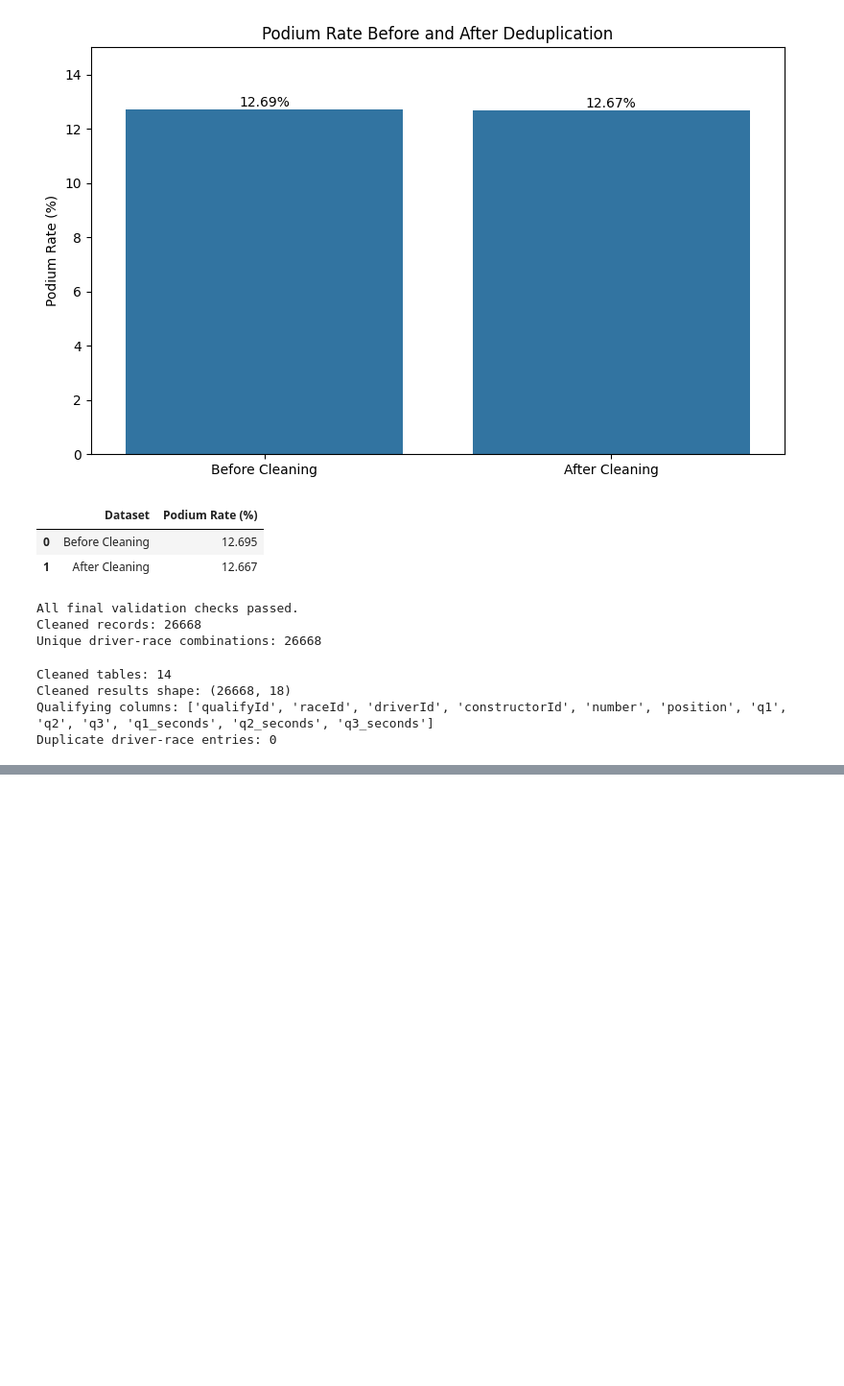
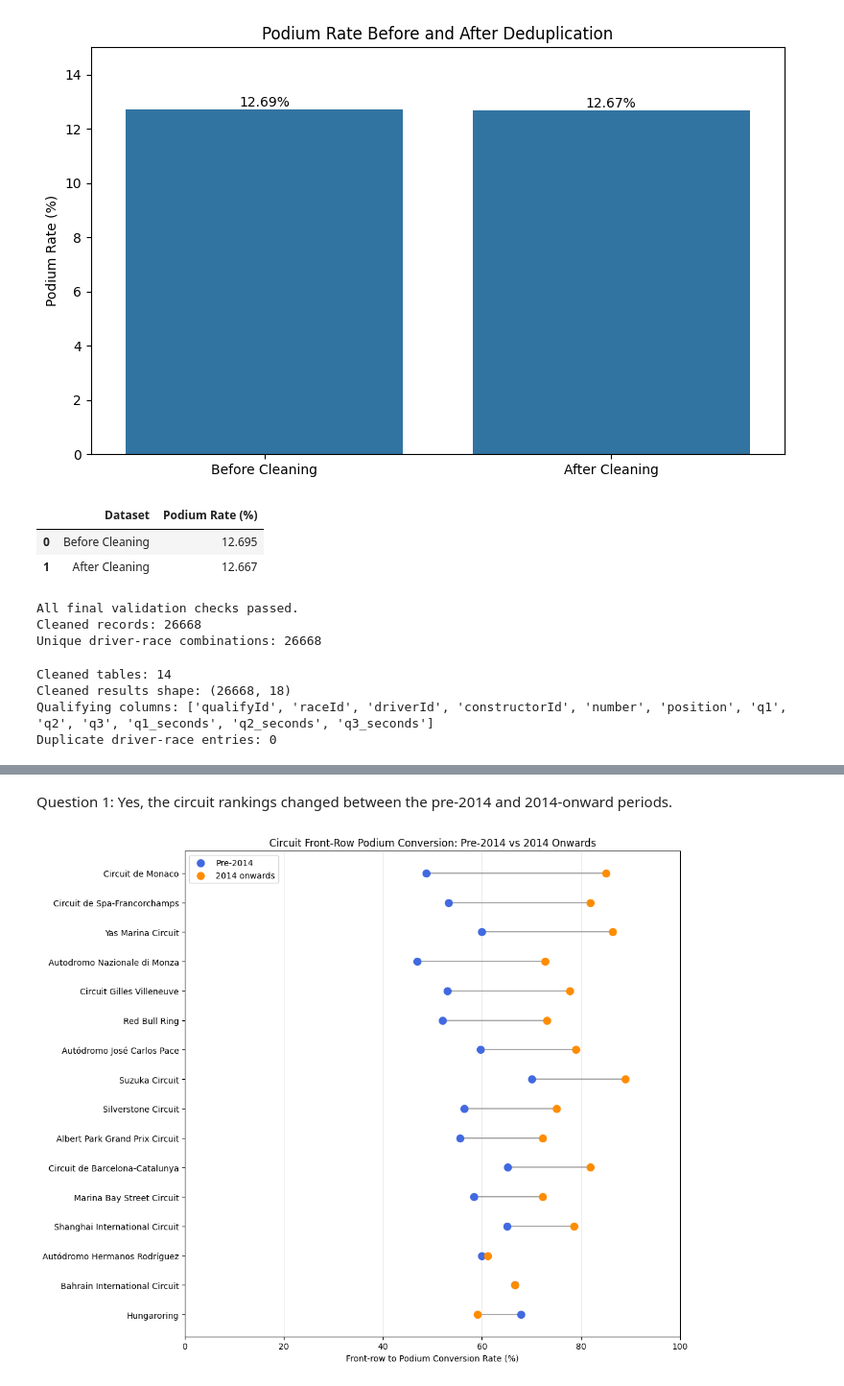
Before and after one commit to MalakAmrAlarnaouty/ACL_Project, a Jupyter notebook: ACL Milestone 1.ipynb, the cells around one changed output, grey strips where cells are left out. Shown at 96% size. Cells and saved outputs as stored; diff of their text form; code cells hidden in the pictures; blank space fills up the shorter version.

Commit message:
Kaggle Notebook | ACL Project Milestone 1 Question 3

```diff
--- a/ACL Milestone 1.ipynb
+++ b/ACL Milestone 1.ipynb
@@ -1610,0 +2030,59 @@ races_clean = cleaned_datasets["races"]
+# %% [markdown]
+Question 1: Yes, the circuit rankings changed between the pre-2014 and 2014-onward periods.
+# %%
+
+
+# Sort circuits by the change in conversion rate
+plot_df = era_comparison.sort_values('change_pp').copy()
+
+fig, ax = plt.subplots(figsize=(11, 9))
+
+y = np.arange(len(plot_df))
+
+# Plot the conversion rates from both eras
+ax.scatter(
+    plot_df['Pre-2014'],
+    y,
+    color='royalblue',
+    s=75,
+    label='Pre-2014',
+    zorder=3
+)
+
+ax.scatter(
+    plot_df['2014 onwards'],
+    y,
+    color='darkorange',
+    s=75,
+    label='2014 onwards',
+    zorder=3
+)
+
+# Connect each circuit's two observations
+for i, (_, row) in enumerate(plot_df.iterrows()):
+    ax.plot(
+        [row['Pre-2014'], row['2014 onwards']],
+        [i, i],
+        color='gray',
+        linewidth=1.5,
+        alpha=0.7
+    )
+
+ax.set_yticks(y)
+ax.set_yticklabels(
+    plot_df.index.get_level_values('circuit_name')
+)
+
+ax.set_xlabel('Front-row to Podium Conversion Rate (%)')
+ax.set_title(
+    'Circuit Front-Row Podium Conversion: Pre-2014 vs 2014 Onwards'
+)
+
+ax.set_xlim(0, 100)
+ax.grid(axis='x', alpha=0.25)
+ax.legend()
+
+plt.tight_layout()
+plt.show()
+# %% [output]
+[figure, added]
```
Also changed, not shown: parts of 35 cells of this notebook.
